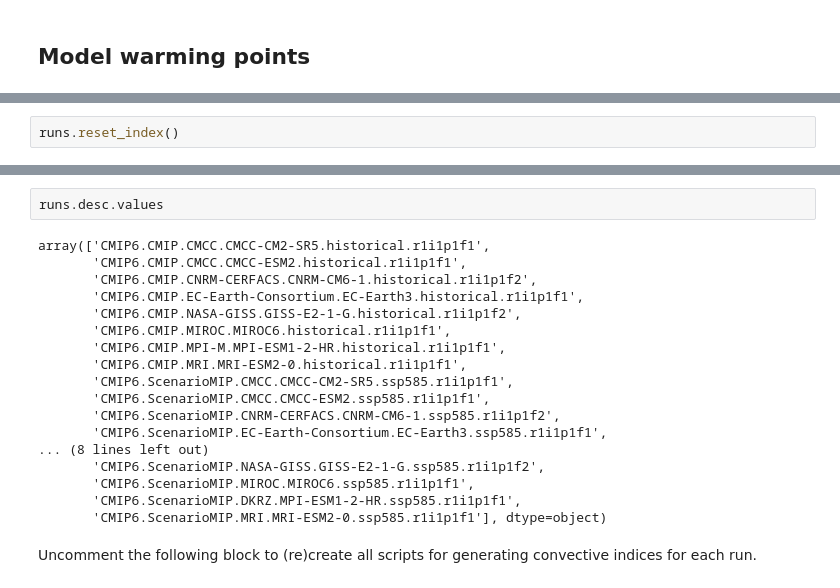
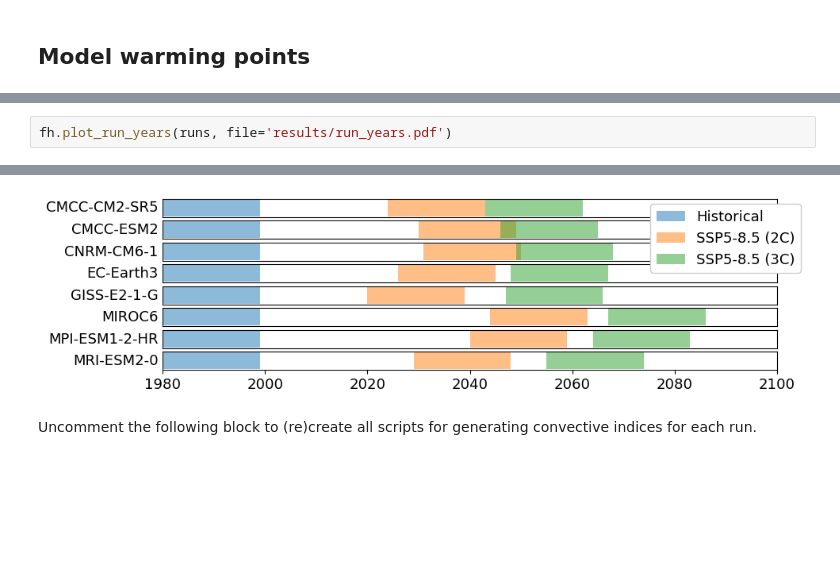
Before and after one commit to traupach/future_hail_global, a Jupyter notebook: analysis/future_hail.ipynb, the cells around one changed output, grey strips where cells are left out. Saved outputs shown, nothing was run; the diff lists cells and outputs as text; blank space fills up the shorter version.

Commit message:
New plot for run year spans.

```diff
--- a/analysis/future_hail.ipynb
+++ b/analysis/future_hail.ipynb
@@ -78,3 +117,3 @@ BCC-CSM2-MR historical requires 1980-1999, but data for va covers only 2012-2014
 # %%
-runs.reset_index()
+fh.plot_run_years(runs, file='results/run_years.pdf')
 # %% [output]
@@ -98,23 +120,4 @@ runs.reset_index()
+[figure, added]
-# %%
-runs.desc.values
-# %% [output]
-array(['CMIP6.CMIP.CMCC.CMCC-CM2-SR5.historical.r1i1p1f1',
-       'CMIP6.CMIP.CMCC.CMCC-ESM2.historical.r1i1p1f1',
-       'CMIP6.CMIP.CNRM-CERFACS.CNRM-CM6-1.historical.r1i1p1f2',
-       'CMIP6.CMIP.EC-Earth-Consortium.EC-Earth3.historical.r1i1p1f1',
-       'CMIP6.CMIP.NASA-GISS.GISS-E2-1-G.historical.r1i1p1f2',
-       'CMIP6.CMIP.MIROC.MIROC6.historical.r1i1p1f1',
-       'CMIP6.CMIP.MPI-M.MPI-ESM1-2-HR.historical.r1i1p1f1',
-       'CMIP6.CMIP.MRI.MRI-ESM2-0.historical.r1i1p1f1',
-       'CMIP6.ScenarioMIP.CMCC.CMCC-CM2-SR5.ssp585.r1i1p1f1',
-       'CMIP6.ScenarioMIP.CMCC.CMCC-ESM2.ssp585.r1i1p1f1',
-       'CMIP6.ScenarioMIP.CNRM-CERFACS.CNRM-CM6-1.ssp585.r1i1p1f2',
-       'CMIP6.ScenarioMIP.EC-Earth-Consortium.EC-Earth3.ssp585.r1i1p1f1',
-... (8 lines left out)
-       'CMIP6.ScenarioMIP.NASA-GISS.GISS-E2-1-G.ssp585.r1i1p1f2',
-       'CMIP6.ScenarioMIP.MIROC.MIROC6.ssp585.r1i1p1f1',
-       'CMIP6.ScenarioMIP.DKRZ.MPI-ESM1-2-HR.ssp585.r1i1p1f1',
-       'CMIP6.ScenarioMIP.MRI.MRI-ESM2-0.ssp585.r1i1p1f1'], dtype=object)
 # %% [markdown]
 Uncomment the following block to (re)create all scripts for generating convective indices for each run.
 # %%
```
Also changed, not shown: parts of 4 cells of this notebook, 2 other files.
